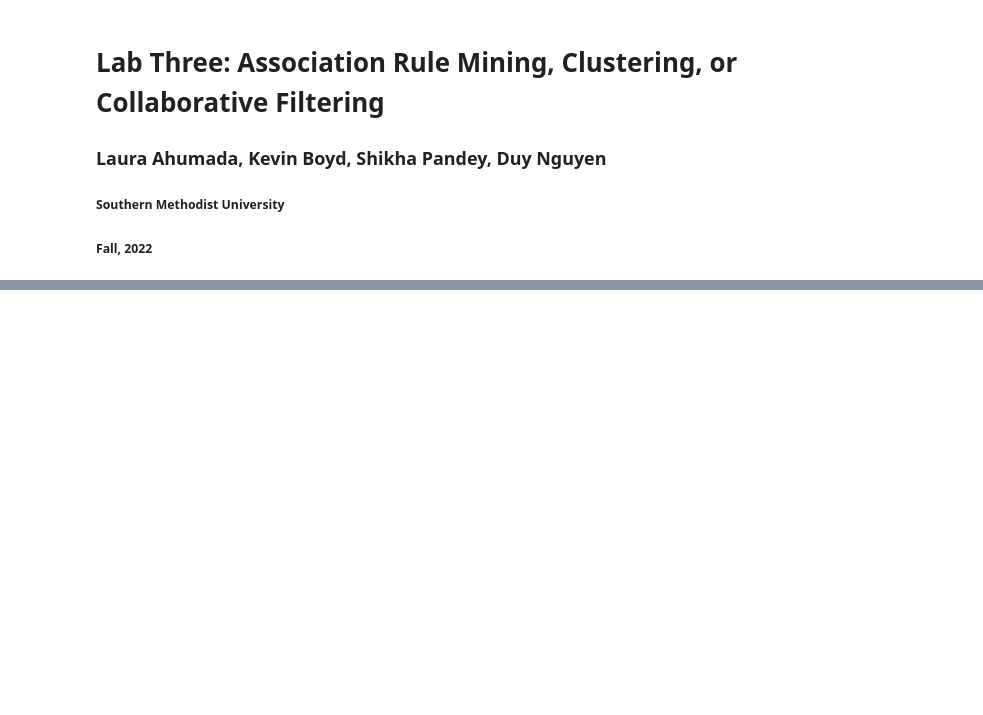
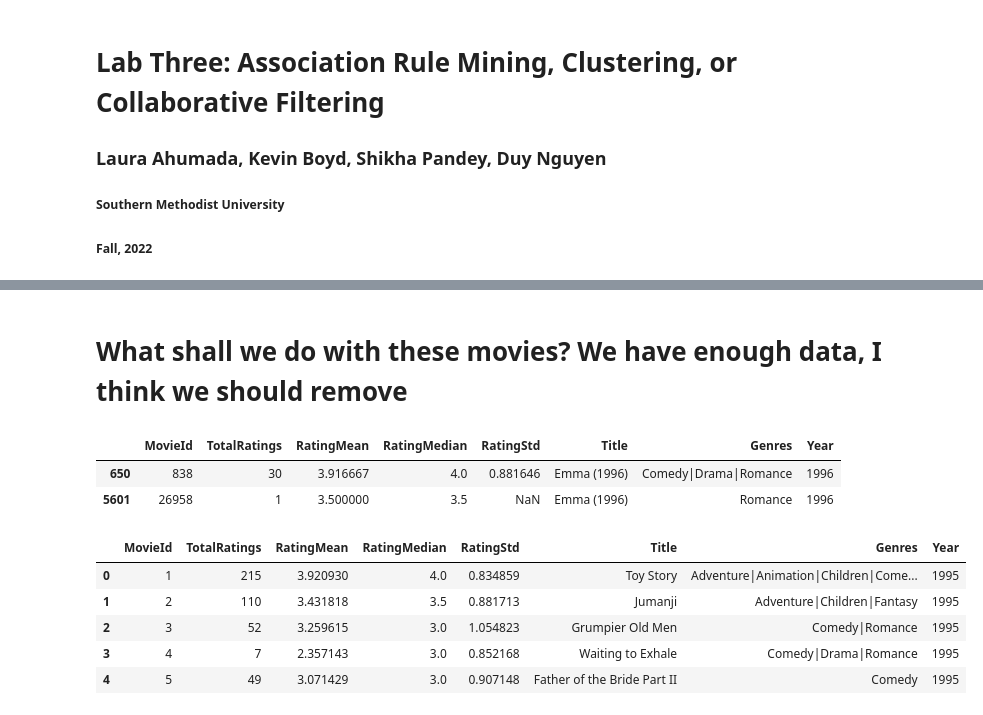
Before and after one commit to lauraah10/MachineLearning_Projects, a Jupyter notebook: Lab3_Clustering.ipynb, the cells around one changed output, grey strips where cells are left out. Saved outputs shown, nothing was run; the diff lists cells and outputs as text; code cells hidden in the pictures; blank space fills up the shorter version.

```diff
--- a/Lab3_Clustering.ipynb
+++ b/Lab3_Clustering.ipynb
@@ -52,0 +34,2 @@ movies_final = pd.read_csv('movies_final.csv')
+# %% [markdown]
+# What shall we do with these movies? We have enough data, I think we should remove
@@ -52,0 +46,17 @@ movies_final = pd.read_csv('movies_final.csv')
+# %%
+#There are numerous movies that have the same title and year
+updated[updated["Title"]=="Emma (1996)"]
+# %% [output]
+|  | MovieId | TotalRatings | RatingMean | RatingMedian | RatingStd | Title | Genres | Year |
+| 650 | 838 | 30 | 3.916667 | 4.0 | 0.881646 | Emma (1996) | Comedy|Drama|Romance | 1996 |
+| 5601 | 26958 | 1 | 3.500000 | 3.5 | NaN | Emma (1996) | Romance | 1996 |
+# %%
+#We have genres of each movie as a list let make it into its own column
+updated.head()
+# %% [output]
+|  | MovieId | TotalRatings | RatingMean | RatingMedian | RatingStd | Title | Genres | Year |
+| 0 | 1 | 215 | 3.920930 | 4.0 | 0.834859 | Toy Story | Adventure|Animation|Children|Come... | 1995 |
+| 1 | 2 | 110 | 3.431818 | 3.5 | 0.881713 | Jumanji | Adventure|Children|Fantasy | 1995 |
+| 2 | 3 | 52 | 3.259615 | 3.0 | 1.054823 | Grumpier Old Men | Comedy|Romance | 1995 |
+| 3 | 4 | 7 | 2.357143 | 3.0 | 0.852168 | Waiting to Exhale | Comedy|Drama|Romance | 1995 |
+| 4 | 5 | 49 | 3.071429 | 3.0 | 0.907148 | Father of the Bride Part II | Comedy | 1995 |
```
Also changed, not shown: parts of 23 cells of this notebook.
